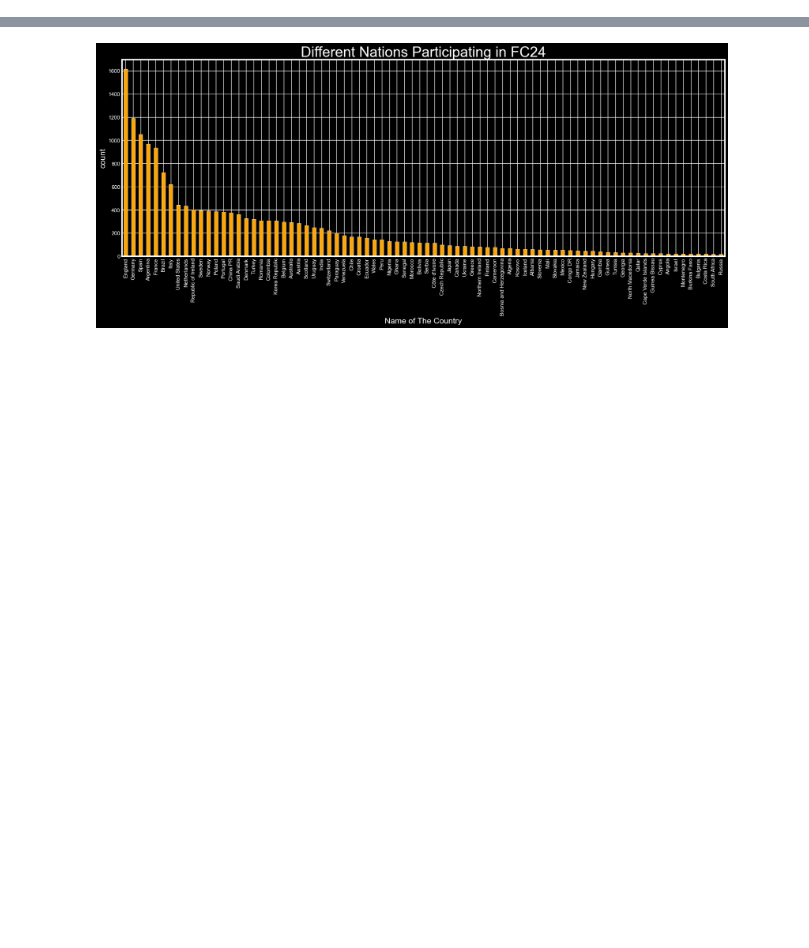
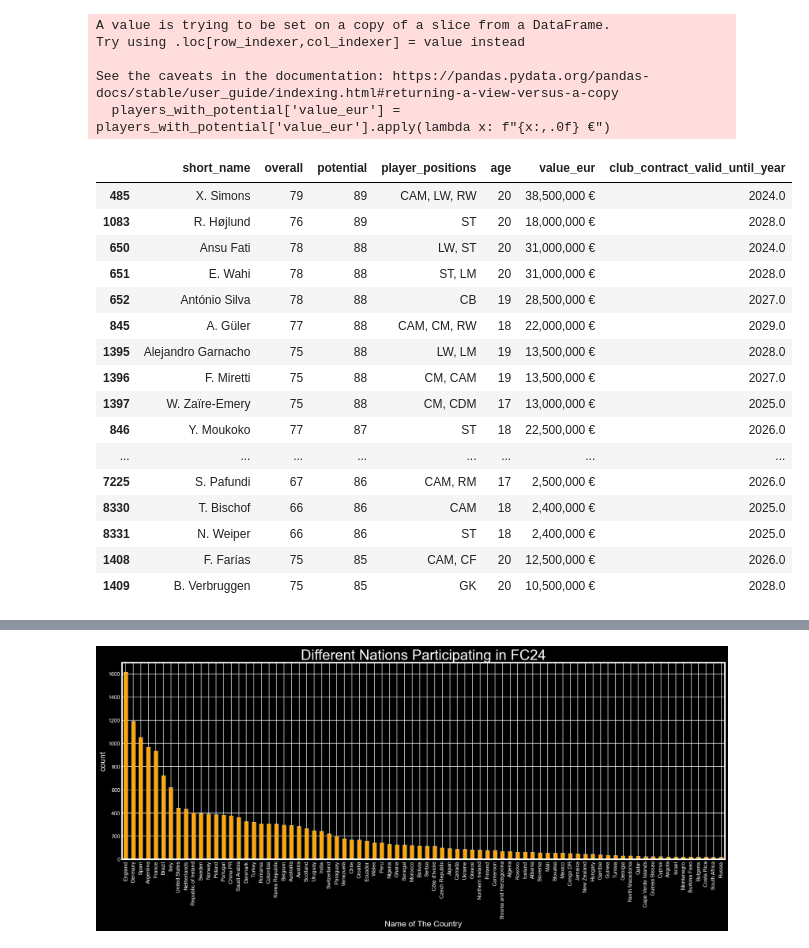
Before and after one commit to flavinhojrz/FIFA-Analysis-with-Data-Science, a Jupyter notebook: main.ipynb, the cells around one changed output, grey strips where cells are left out. Cells and saved outputs as stored; diff of their text form; code cells hidden in the pictures; blank space fills up the shorter version.

```diff
--- a/main.ipynb
+++ b/main.ipynb
@@ -27,11 +64,34 @@ get_players_by_team('Real Madrid')
 # %%
-def get_high_potential_players(threshold=5):
-    players_with_potential = data[(data['fifa_version'] >= 24) & (data['potential'] - data['overall'] >= threshold) & (data['overall'] > 65) & (data['potential'] > 80) & (data['age'] < 21)]
+def get_high_potential_players(threshold=5, data=fc_24):
+    players_with_potential = data[(data['potential'] - data['overall'] >= threshold) & (data['overall'] > 65) & (data['potential'] > 80) & (data['age'] < 21)]
     players_with_potential['value_eur'] = players_with_potential['value_eur'].apply(lambda x: f"{x:,.0f} €")
     top_players = players_with_potential.nlargest(40, 'potential')
     return top_players[['short_name', 'overall', 'potential', 'player_positions', 'age', 'value_eur', 'club_contract_valid_until_year']]
 
-get_high_potential_players()
+get_high_potential_players(10)
+# %% [output]
+A value is trying to be set on a copy of a slice from a DataFrame.
+Try using .loc[row_indexer,col_indexer] = value instead
+
+See the caveats in the documentation: https://pandas.pydata.org/pandas-docs/stable/user_guide/indexing.html#returning-a-view-versus-a-copy
+  players_with_potential['value_eur'] = players_with_potential['value_eur'].apply(lambda x: f"{x:,.0f} €")
+|  | short_name | overall | potential | player_positions | age | value_eur | club_contract_valid_until_year |
+| 485 | X. Simons | 79 | 89 | CAM, LW, RW | 20 | 38,500,000 € | 2024.0 |
+| 1083 | R. Højlund | 76 | 89 | ST | 20 | 18,000,000 € | 2028.0 |
+| 650 | Ansu Fati | 78 | 88 | LW, ST | 20 | 31,000,000 € | 2024.0 |
+| 651 | E. Wahi | 78 | 88 | ST, LM | 20 | 31,000,000 € | 2028.0 |
+| 652 | António Silva | 78 | 88 | CB | 19 | 28,500,000 € | 2027.0 |
+| 845 | A. Güler | 77 | 88 | CAM, CM, RW | 18 | 22,000,000 € | 2029.0 |
+| 1395 | Alejandro Garnacho | 75 | 88 | LW, LM | 19 | 13,500,000 € | 2028.0 |
+| 1396 | F. Miretti | 75 | 88 | CM, CAM | 19 | 13,500,000 € | 2027.0 |
+| 1397 | W. Zaïre-Emery | 75 | 88 | CM, CDM | 17 | 13,000,000 € | 2025.0 |
+| 846 | Y. Moukoko | 77 | 87 | ST | 18 | 22,500,000 € | 2026.0 |
+| ... | ... | ... | ... | ... | ... | ... | ... |
+| 7225 | S. Pafundi | 67 | 86 | CAM, RM | 17 | 2,500,000 € | 2026.0 |
+| 8330 | T. Bischof | 66 | 86 | CAM | 18 | 2,400,000 € | 2025.0 |
+| 8331 | N. Weiper | 66 | 86 | ST | 18 | 2,400,000 € | 2025.0 |
+| 1408 | F. Farías | 75 | 85 | CAM, CF | 20 | 12,500,000 € | 2026.0 |
+| 1409 | B. Verbruggen | 75 | 85 | GK | 20 | 10,500,000 € | 2028.0 |
 # %%
 def list_all_positions():
     all_positions = data['player_positions'].str.split(', ', expand=True).stack().unique()
```
Also changed, not shown: parts of 9 cells of this notebook.
